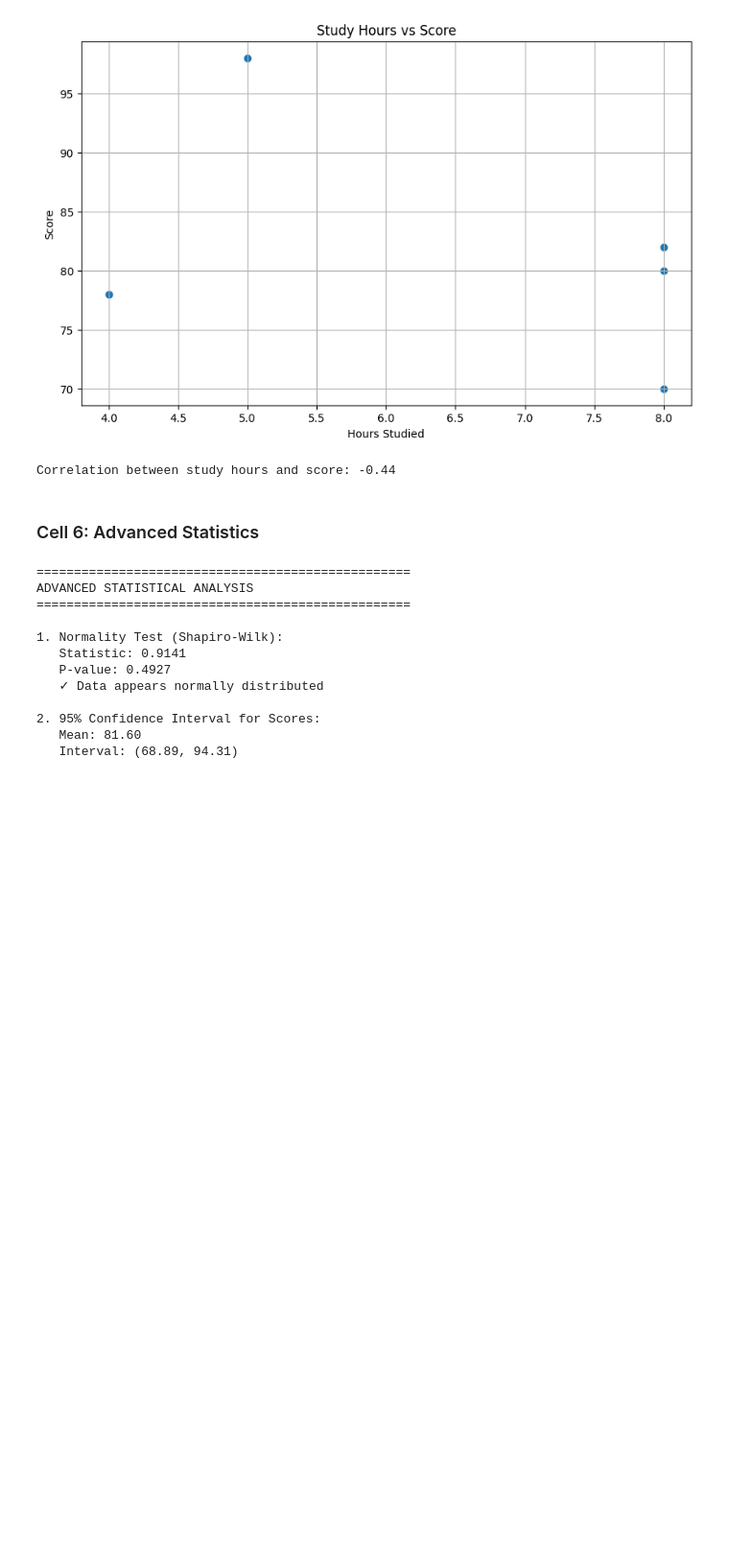
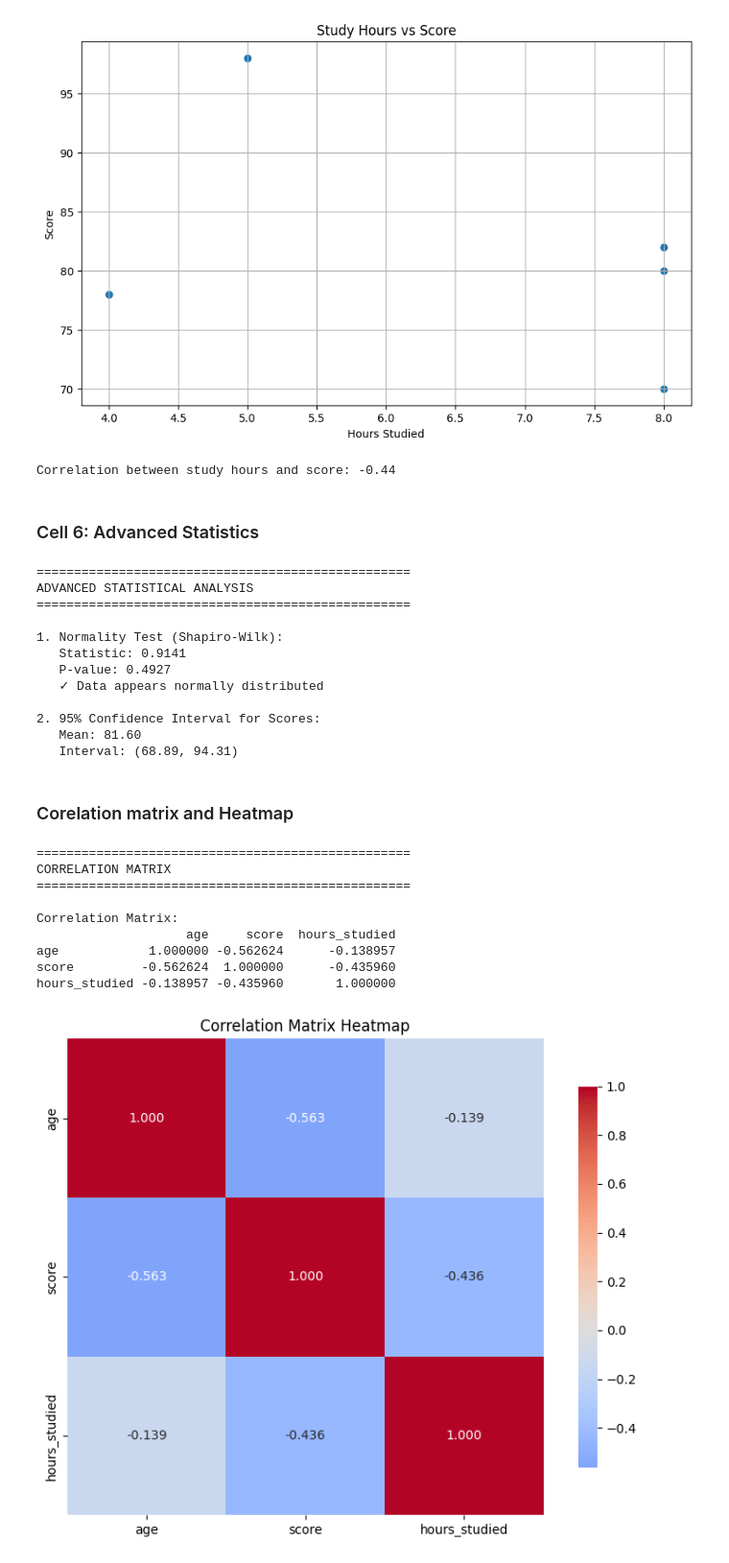
Before and after one commit to azeem414/jupyter_git_prectice, a Jupyter notebook: data_analysis.ipynb, the cells around one changed output. Shown at 96% size. Drawn from its saved outputs; the diff is of its cells as text; code cells hidden in the pictures; blank space fills up the shorter version.

Commit message:
Adding corelation matrix and Heatmap

```diff
--- a/data_analysis.ipynb
+++ b/data_analysis.ipynb
@@ -107,3 +107,50 @@ ADVANCED STATISTICAL ANALYSIS
 2. 95% Confidence Interval for Scores:
    Mean: 81.60
    Interval: (68.89, 94.31)
+# %% [markdown]
+### Corelation matrix and Heatmap
+# %%
+# Advanced Correlation Analysis
+print("=" * 50)
+print("CORRELATION MATRIX")
+print("=" * 50)
+
+# Calculate correlation matrix
+correlation_matrix = df[['age', 'score', 'hours_studied']].corr()
+
+print("\nCorrelation Matrix:")
+print(correlation_matrix)
+
+# Heatmap visualization
+import seaborn as sns
+import matplotlib.pyplot as plt
+
+plt.figure(figsize=(8, 6))
+sns.heatmap(correlation_matrix,
+            annot=True,
+            cmap='coolwarm',
+            center=0,
+            square=True,
+            fmt='.3f',
+            cbar_kws={"shrink": 0.8})
+plt.title('Correlation Matrix Heatmap')
+plt.tight_layout()
+plt.show()
+
+# Pairplot for relationships
+sns.pairplot(df[['age', 'score', 'hours_studied']],
+             diag_kind='kde',
+             plot_kws={'alpha': 0.6})
+plt.suptitle('Pairwise Relationships', y=1.02)
+plt.show()
+# %% [output]
+==================================================
+CORRELATION MATRIX
+==================================================
+
+Correlation Matrix:
+                    age     score  hours_studied
+age            1.000000 -0.562624      -0.138957
+score         -0.562624  1.000000      -0.435960
+hours_studied -0.138957 -0.435960       1.000000
+[figure, added]
```
Also changed, not shown: parts of 1 cell of this notebook.
